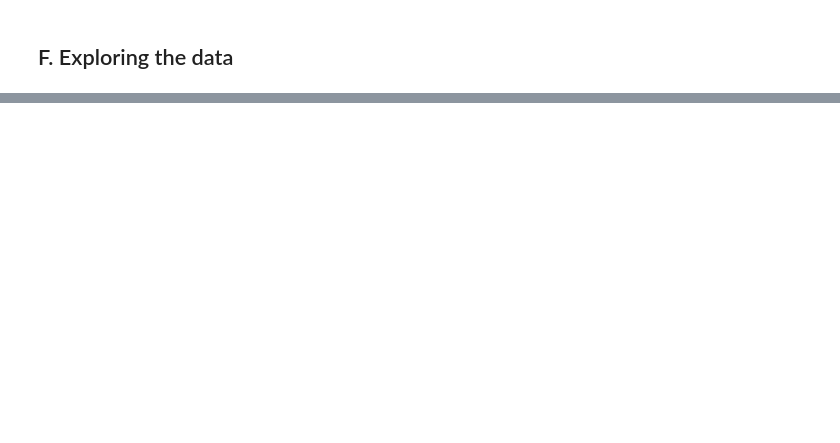
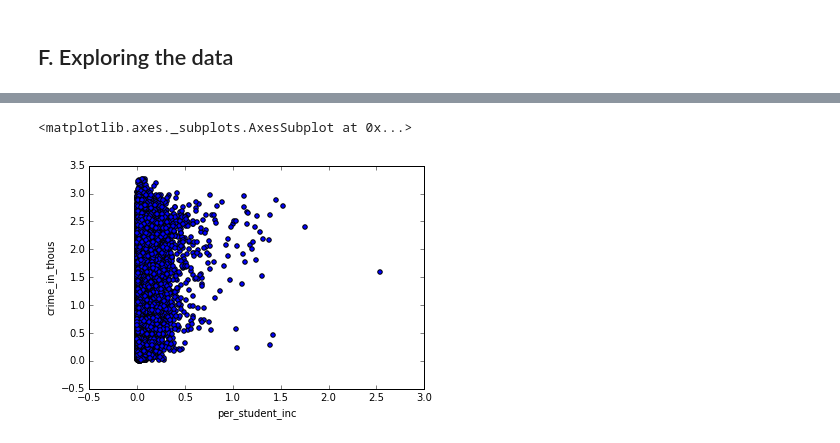
Before and after one commit to mmillervedam/INFOW18_FinalProject, a Jupyter notebook: School_latlong_analysis.ipynb, the cells around one changed output, grey strips where cells are left out. Cells and saved outputs as stored; diff of their text form; code cells hidden in the pictures; blank space fills up the shorter version.

Commit message:
finished crime tally functions and initial plots

```diff
--- a/School_latlong_analysis.ipynb
+++ b/School_latlong_analysis.ipynb
@@ -391,4 +446,4 @@ school_df.to_csv('vadir_with_felonycounts.csv')
 ## F. Exploring the data
 # %%
 # Shortcut to data - uncomment to run.
-#school_df = pd.read_csv('vadir_with_felonycounts.csv')
+school_df = pd.read_csv('vadir_with_felonycounts.csv')
@@ -396,0 +450,8 @@ school_df.groupby('County')['Robbery w/in 1mi','Total Incidents'].mean().plot(ki
+# %%
+# Some global variables for convenient subsetting
+CRIME_COLS = [ 'Total Felonies w/in 1mi', 'Grand Larceny w/in 1mi', 'Robbery w/in 1mi',
+              'Burglary w/in 1mi', 'Assault w/in 1mi', 'Auto Theft w/in 1mi',
+              'Rape w/in 1mi', 'Murders w/in 1mi']
+NON_LARCENY_COLS = ['Robbery w/in 1mi','Burglary w/in 1mi', 'Assault w/in 1mi',
+                    'Auto Theft w/in 1mi', 'Rape w/in 1mi', 'Murders w/in 1mi']
+INCIDENT_COLS = ['Total Incidents', 'Incidents w/ Weapons', 'Incidents w/o Weapons']
@@ -396,0 +512,13 @@ school_df.groupby('County')['Robbery w/in 1mi','Total Incidents'].mean().plot(ki
+# %%
+# Excluding grand larceny and norming by school population
+#'Thousands of Crimes (excluding Grand Larceny)'
+school_df['Felonies (thousands)'] = school_df[NON_LARCENY_COLS].apply(sum, axis=1) / 1000
+
+# School indidents per pupil
+school_df['Incidents per student'] = school_df['Total Incidents'] / school_df['Enrollment']
+
+# plot
+school_df.plot(x='per_student_inc', y='crime_in_thous', kind='scatter')
+# %% [output]
+<matplotlib.axes._subplots.AxesSubplot at 0x...>
+[figure, added]
```
Also changed, not shown: parts of 31 cells of this notebook.
